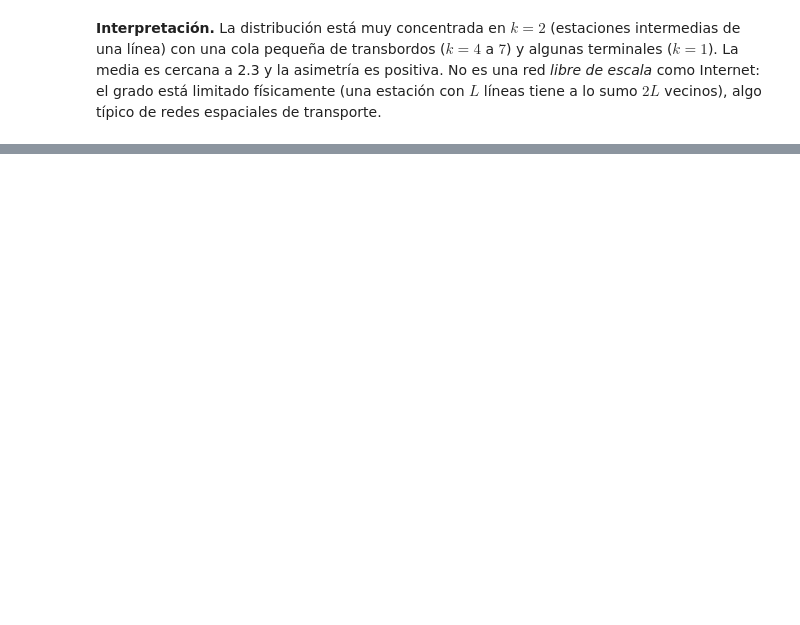
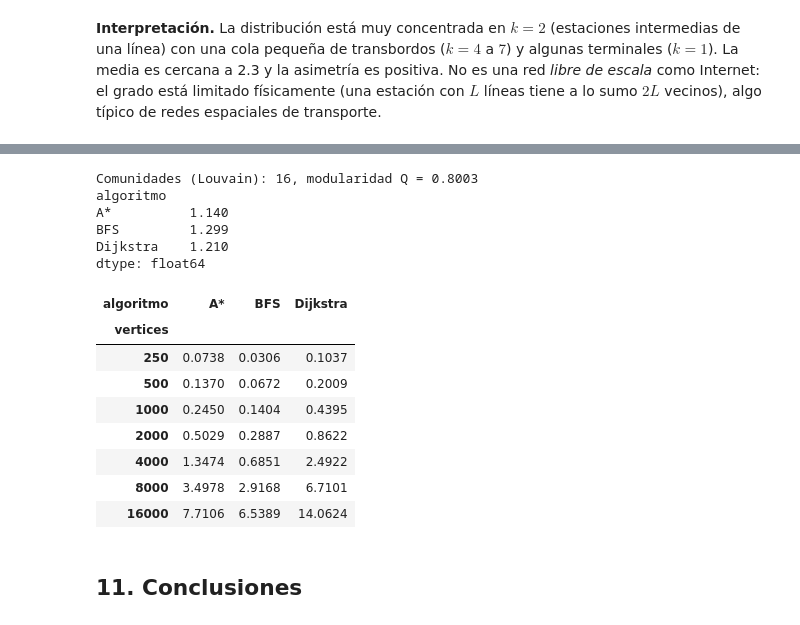
Before and after one commit to DanyelleGiraldo/proyecto_discretas, a Jupyter notebook: notebooks/Proyecto_Metro_Madrid.ipynb, the cells around one changed output, grey strips where cells are left out. Saved outputs shown, nothing was run; the diff lists cells and outputs as text; code cells hidden in the pictures; blank space fills up the shorter version.

```diff
--- a/notebooks/Proyecto_Metro_Madrid.ipynb
+++ b/notebooks/Proyecto_Metro_Madrid.ipynb
@@ -692,0 +726,25 @@ análisis de grafos.
+# %%
+com = metricas.comunidades()
+print(f"Comunidades (Louvain): {com['numero']}, modularidad Q = {com['modularidad']}")
+import complejidad
+df_cx = complejidad.medir()
+print(complejidad.ajuste_pendiente(df_cx))
+df_cx.pivot(index="vertices", columns="algoritmo", values="tiempo_ms")
+# %% [output]
+Comunidades (Louvain): 16, modularidad Q = 0.8003
+algoritmo
+A*          1.140
+BFS         1.299
+Dijkstra    1.210
+dtype: float64
+| algoritmo | A* | BFS | Dijkstra |
+| vertices |  |  |  |
+| 250 | 0.0738 | 0.0306 | 0.1037 |
+| 500 | 0.1370 | 0.0672 | 0.2009 |
+| 1000 | 0.2450 | 0.1404 | 0.4395 |
+| 2000 | 0.5029 | 0.2887 | 0.8622 |
+| 4000 | 1.3474 | 0.6851 | 2.4922 |
+| 8000 | 3.4978 | 2.9168 | 6.7101 |
+| 16000 | 7.7106 | 6.5389 | 14.0624 |
+# %% [markdown]
+## 11. Conclusiones
```
Also changed, not shown: parts of 37 cells of this notebook, 47 other files.
